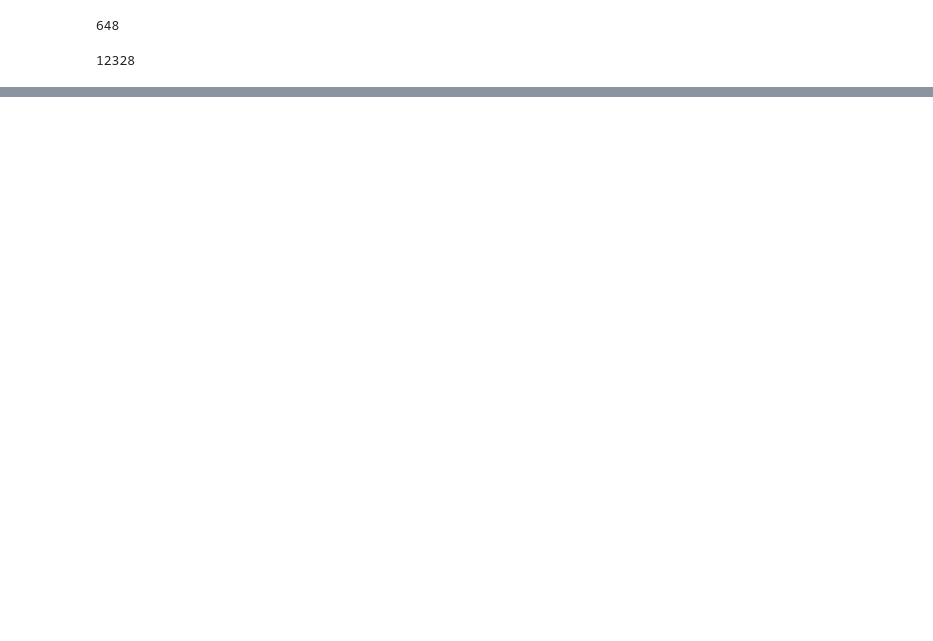
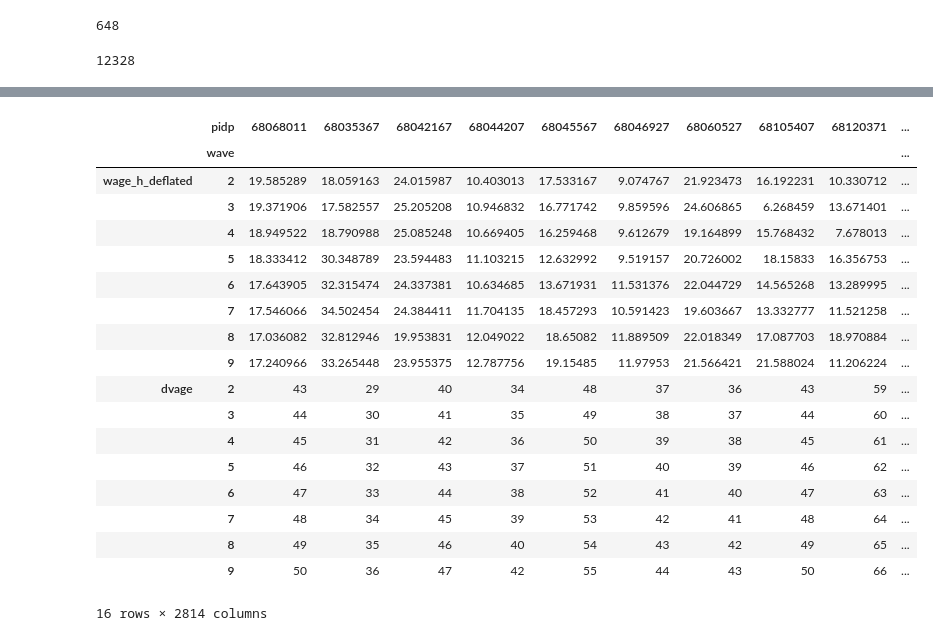
Before and after one commit to centre-for-care/costofcare, a Jupyter notebook: parallalel_isc.ipynb, the cells around one changed output, grey strips where cells are left out. Drawn from its saved outputs; the diff is of its cells as text; code cells hidden in the pictures; blank space fills up the shorter version.

```diff
--- a/parallalel_isc.ipynb
+++ b/parallalel_isc.ipynb
@@ -143,0 +216,8 @@ plt.show()
+# %%
+Y_0 = df_T0.iloc[:, 0].values
+kdt = KDTree(df_T0.T, leaf_size=30, metric='euclidean')
+idx = kdt.query(df_T0.T, k=100, return_distance=False)[0, 1:]
+Y_i = df_T0.iloc[:, idx].values
+weights = get_w(Y_i, Y_0)
+synth = data.iloc[:, idx].dot(weights) # synthetic control is now based on the new subset of observations
+treated = data.iloc[:, 0]
@@ -143,0 +240,13 @@ plt.show()
+# %%
+out = {}
+init = 2
+treat_time = 6
+last_wave = 9
+length = (last_wave + 1) - init
+# HUGE PROBLEM HERE waves need to match exactly!!! do not use range!!!
+idx = controls[(controls.wave >= init) & (controls.wave <= last_wave)].groupby('pidp')['pidp'].transform('count') == length
+idx
+sub_sample = controls[(controls.wave >= init) & (controls.wave <= last_wave)][idx].reset_index(drop=True)
+t = treated[treated.pidp == 68068011].pivot(index='pidp', columns='wave')[['wage_h_deflated', 'dvage']].T
+s = sub_sample.pivot(index='pidp', columns='wave')[['wage_h_deflated', 'dvage']].T
+sub_sample = pd.concat([t, s], axis=1, join="inner").dropna(axis=1)
@@ -143,0 +275,22 @@ plt.show()
+# %%
+sub_sample
+# %% [output]
+|  | pidp | 68068011 | 68035367 | 68042167 | 68044207 | 68045567 | 68046927 | 68060527 | 68105407 | 68120371 | ... |
+|  | wave |  |  |  |  |  |  |  |  |  | ... |
+| wage_h_deflated | 2 | 19.585289 | 18.059163 | 24.015987 | 10.403013 | 17.533167 | 9.074767 | 21.923473 | 16.192231 | 10.330712 | ... |
+|  | 3 | 19.371906 | 17.582557 | 25.205208 | 10.946832 | 16.771742 | 9.859596 | 24.606865 | 6.268459 | 13.671401 | ... |
+|  | 4 | 18.949522 | 18.790988 | 25.085248 | 10.669405 | 16.259468 | 9.612679 | 19.164899 | 15.768432 | 7.678013 | ... |
+|  | 5 | 18.333412 | 30.348789 | 23.594483 | 11.103215 | 12.632992 | 9.519157 | 20.726002 | 18.15833 | 16.356753 | ... |
+|  | 6 | 17.643905 | 32.315474 | 24.337381 | 10.634685 | 13.671931 | 11.531376 | 22.044729 | 14.565268 | 13.289995 | ... |
+|  | 7 | 17.546066 | 34.502454 | 24.384411 | 11.704135 | 18.457293 | 10.591423 | 19.603667 | 13.332777 | 11.521258 | ... |
+|  | 8 | 17.036082 | 32.812946 | 19.953831 | 12.049022 | 18.65082 | 11.889509 | 22.018349 | 17.087703 | 18.970884 | ... |
+|  | 9 | 17.240966 | 33.265448 | 23.955375 | 12.787756 | 19.15485 | 11.97953 | 21.566421 | 21.588024 | 11.206224 | ... |
+| dvage | 2 | 43 | 29 | 40 | 34 | 48 | 37 | 36 | 43 | 59 | ... |
+|  | 3 | 44 | 30 | 41 | 35 | 49 | 38 | 37 | 44 | 60 | ... |
+|  | 4 | 45 | 31 | 42 | 36 | 50 | 39 | 38 | 45 | 61 | ... |
+|  | 5 | 46 | 32 | 43 | 37 | 51 | 40 | 39 | 46 | 62 | ... |
+|  | 6 | 47 | 33 | 44 | 38 | 52 | 41 | 40 | 47 | 63 | ... |
+|  | 7 | 48 | 34 | 45 | 39 | 53 | 42 | 41 | 48 | 64 | ... |
+|  | 8 | 49 | 35 | 46 | 40 | 54 | 43 | 42 | 49 | 65 | ... |
+|  | 9 | 50 | 36 | 47 | 42 | 55 | 44 | 43 | 50 | 66 | ... |
+16 rows × 2814 columns
```
Also changed, not shown: parts of 10 cells of this notebook, 2 other files.
